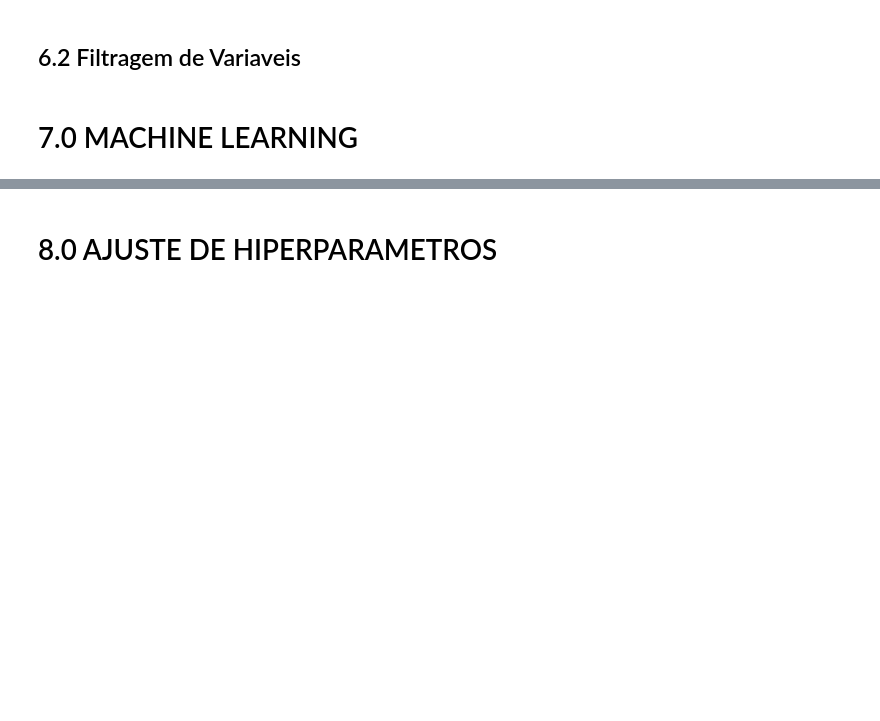
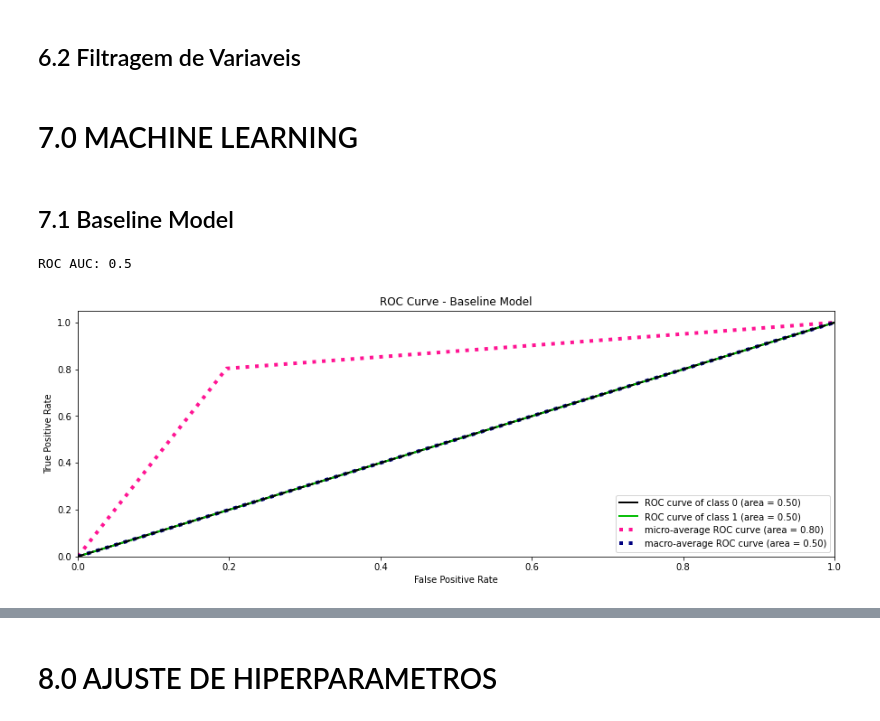
Before and after one commit to Jhonatanslopes/Bank-Customer-Churn, a Jupyter notebook: Notebook/notebook.ipynb, the cells around one changed output, grey strips where cells are left out. Drawn from its saved outputs; the diff is of its cells as text; code cells hidden in the pictures; blank space fills up the shorter version.

Commit message:
cycle 1: training model and cross validation done

```diff
--- a/Notebook/notebook.ipynb
+++ b/Notebook/notebook.ipynb
@@ -431,6 +492,20 @@ cols_selected = ['age', 'num_of_products', 'credit_score', 'estimated_salary',
                  'has_cr_card', 'gender', 'geography_Germany']
 
 x_train = x_train[cols_selected]
-x_train = x_test[cols_selected]
+x_test = x_test[cols_selected]
 # %% [markdown]
 # 7.0 MACHINE LEARNING
+# %% [markdown]
+## 7.1 Baseline Model
+# %%
+baseline = DummyClassifier()
+
+baseline_trained = baseline.fit(x_train, y_train)
+
+yhat_baseline = baseline_trained.predict_proba(x_test)
+
+plot_roc(y_true=y_test, y_probas=yhat_baseline, figsize=(15, 5), title='ROC Curve - Baseline Model')
+print('ROC AUC:', roc_auc_score(y_true=y_test, y_score=yhat_baseline[:, 1]))
+# %% [output]
+ROC AUC: 0.5
+[figure, added]
```
Also changed, not shown: parts of 14 cells of this notebook.
